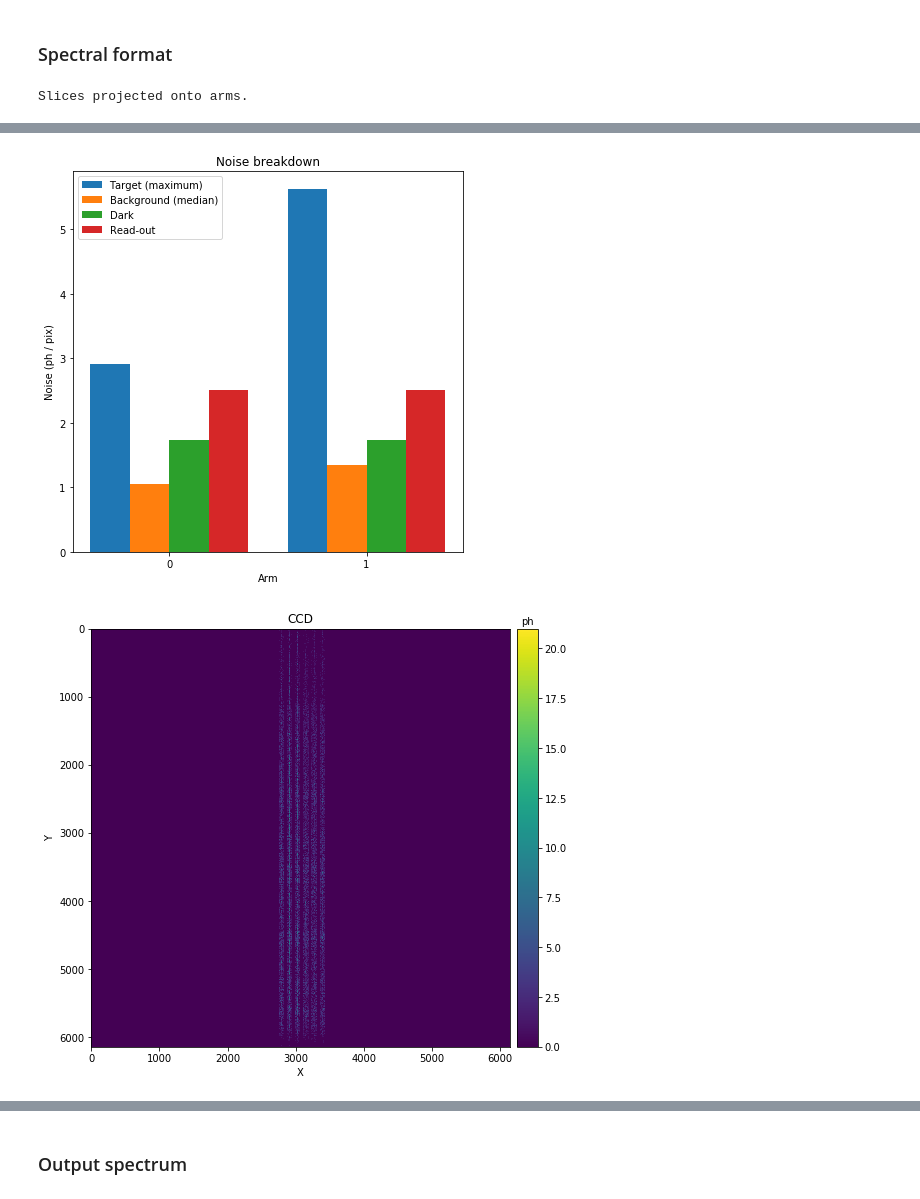
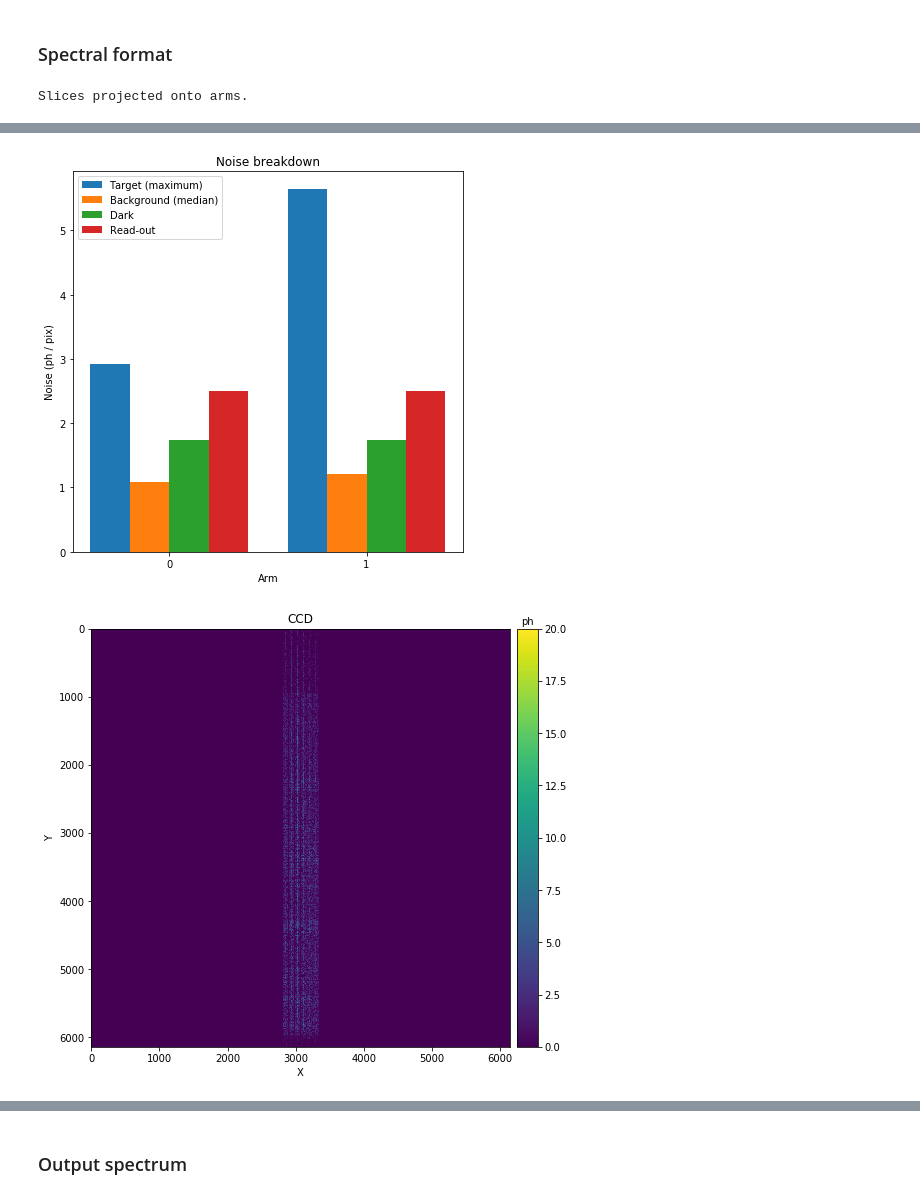
Before and after one commit to gcupani/cubes, a Jupyter notebook: CUBES E2E simulator (compact).ipynb, the cells around one changed output, grey strips where cells are left out. Cells and saved outputs as stored; diff of their text form; code cells hidden in the pictures.

Commit message:
Changed defaults for dichroics

```diff
--- a/CUBES E2E simulator (compact).ipynb
+++ b/CUBES E2E simulator (compact).ipynb
@@ -72,18 +72,21 @@ sim.arm_n = 2  # Number of arms
 if sim.arm_n == 1:
     sim.wave_d = []*au.nm  # Wavelength of dichroich
 if sim.arm_n == 2:
-    sim.wave_d = [347.5]*au.nm  # Wavelength of dichroich
+    sim.wave_d = [349]*au.nm  # Wavelength of dichroich
     sim.wave_d_shift = 2*au.nm  # Shift of the CCD edges w.r.t. the dichroich wavelength
-if sim.arm_n == 3:
-    sim.wave_d = [335, 362.5]*au.nm  # Wavelengths of dichroichs
-    sim.wave_d_shift = 12*au.nm  # Shift of the CCD edges w.r.t. the dichroich wavelengths
+if sim.arm_n == 3 and sim.ccd_ysize.value < 5000:
+    sim.wave_d = [334, 364]*au.nm  # Wavelengths of dichroichs
+    sim.wave_d_shift = 3*au.nm  # Shift of the CCD edges w.r.t. the dichroich wavelengths
+if sim.arm_n == 3 and sim.ccd_ysize.value > 5000:
+    sim.wave_d = [340, 380]*au.nm  # Wavelengths of dichroichs
+    sim.wave_d_shift = 5*au.nm  # Shift of the CCD edges w.r.t. the dichroich wavelengths
 
 sim.eff_file = 'database/EFFICIENCIES'
 sim.disp_file = 'database/DISPERSION'
 
 sim.spat_scale = 0.25*au.arcsec/(30*au.micron)  # Spatial scale
 
-sim.slice_gap = 40*au.pixel  # Gap between the slices
+sim.slice_gap = 8*au.pixel  # Gap between the slices
 sim.ccd()
 #%mprun -f sim.ccd sim.ccd()  # Only for memory checks
 # %% [output]
@@ -95,2 +98,2 @@ Slices projected onto arms.
-[figure, old version]
+[figure, new version]
-[figure, old version]
+[figure, new version]
```
Also changed, not shown: parts of 4 cells of this notebook, 4 other files.
